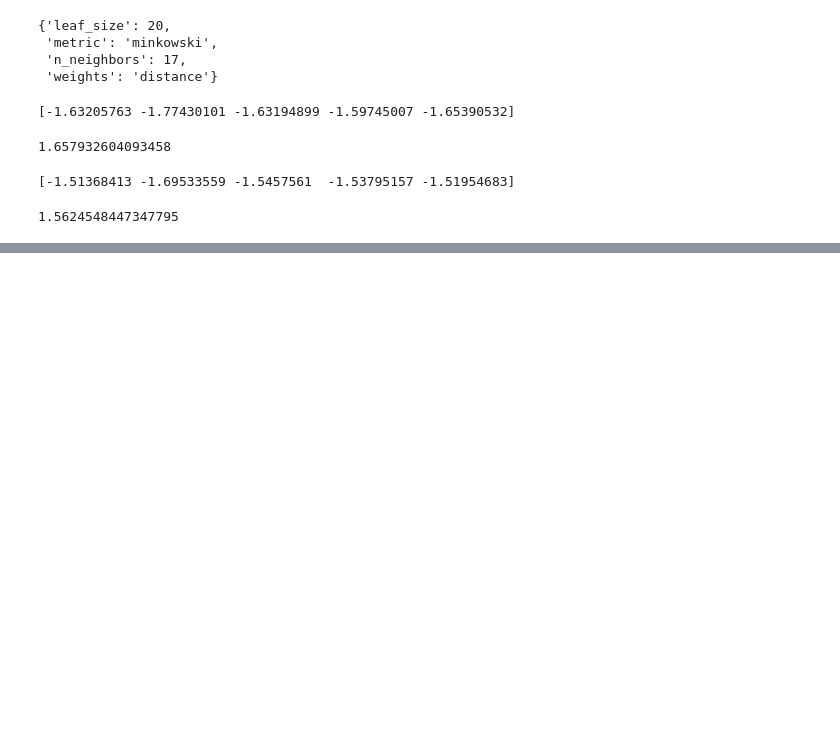
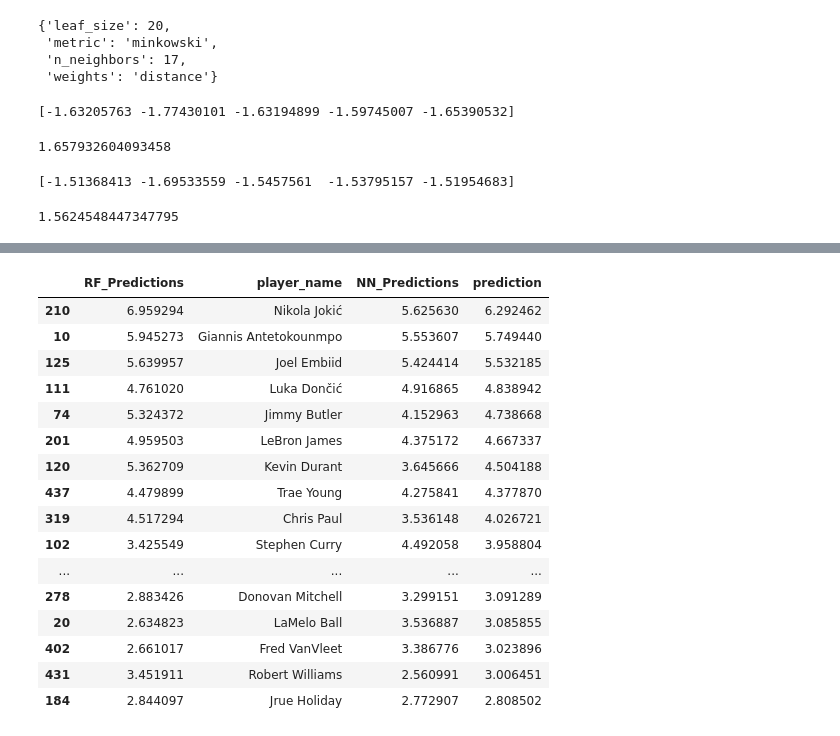
Before and after one commit to shailm99/nba-player-prediction, a Jupyter notebook: code/model-building.ipynb, the cells around one changed output, grey strips where cells are left out. Saved outputs shown, nothing was run; the diff lists cells and outputs as text; code cells hidden in the pictures; blank space fills up the shorter version.

```diff
--- a/code/model-building.ipynb
+++ b/code/model-building.ipynb
@@ -442,0 +605,20 @@ eval_model_9_predictors(search.best_estimator_)
+# %%
+predictions_df.sort_values(by = 'prediction', ascending = False).head(20)
+# %% [output]
+|  | RF_Predictions | player_name | NN_Predictions | prediction |
+| 210 | 6.959294 | Nikola Jokić | 5.625630 | 6.292462 |
+| 10 | 5.945273 | Giannis Antetokounmpo | 5.553607 | 5.749440 |
+| 125 | 5.639957 | Joel Embiid | 5.424414 | 5.532185 |
+| 111 | 4.761020 | Luka Dončić | 4.916865 | 4.838942 |
+| 74 | 5.324372 | Jimmy Butler | 4.152963 | 4.738668 |
+| 201 | 4.959503 | LeBron James | 4.375172 | 4.667337 |
+| 120 | 5.362709 | Kevin Durant | 3.645666 | 4.504188 |
+| 437 | 4.479899 | Trae Young | 4.275841 | 4.377870 |
+| 319 | 4.517294 | Chris Paul | 3.536148 | 4.026721 |
+| 102 | 3.425549 | Stephen Curry | 4.492058 | 3.958804 |
+| ... | ... | ... | ... | ... |
+| 278 | 2.883426 | Donovan Mitchell | 3.299151 | 3.091289 |
+| 20 | 2.634823 | LaMelo Ball | 3.536887 | 3.085855 |
+| 402 | 2.661017 | Fred VanVleet | 3.386776 | 3.023896 |
+| 431 | 3.451911 | Robert Williams | 2.560991 | 3.006451 |
+| 184 | 2.844097 | Jrue Holiday | 2.772907 | 2.808502 |
```
Also changed, not shown: parts of 36 cells of this notebook.
